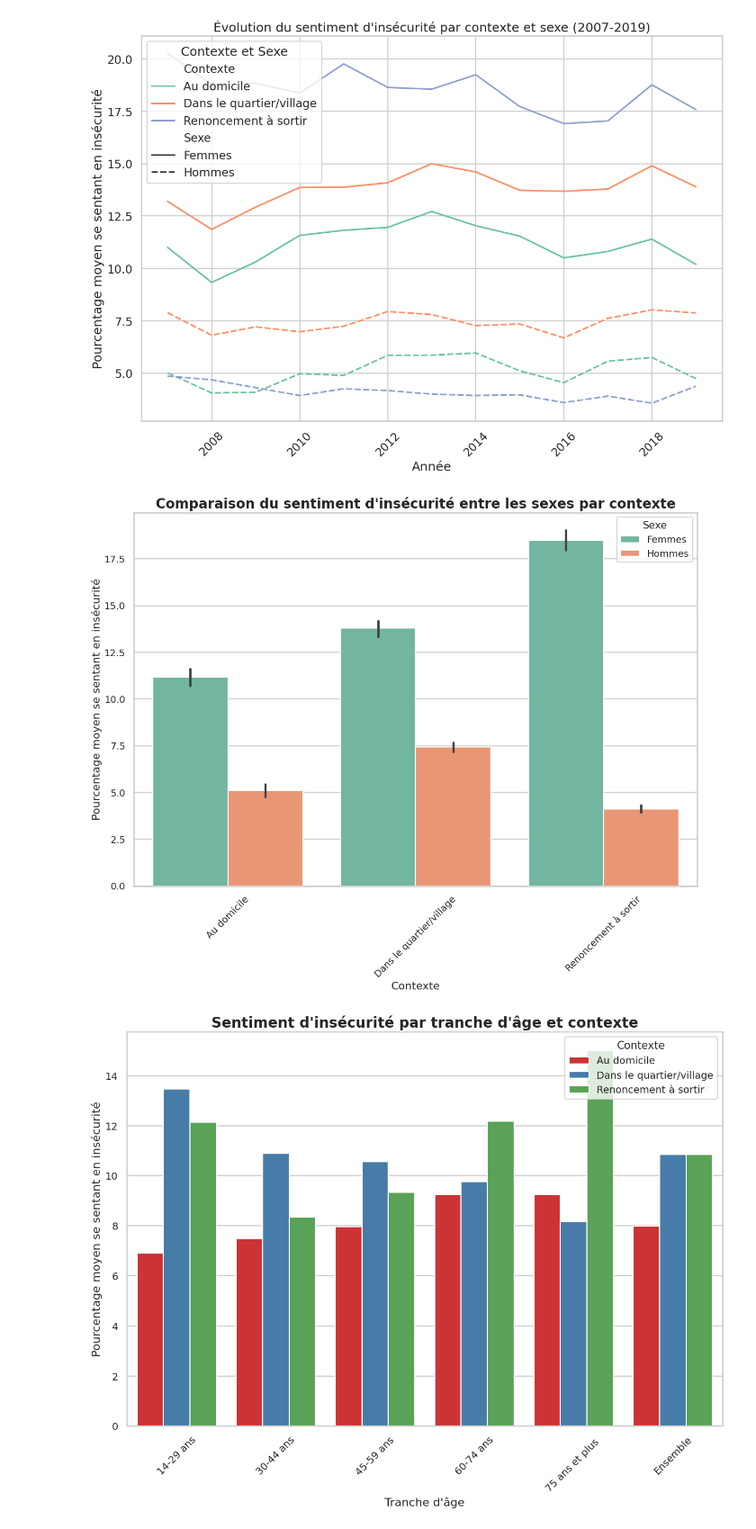
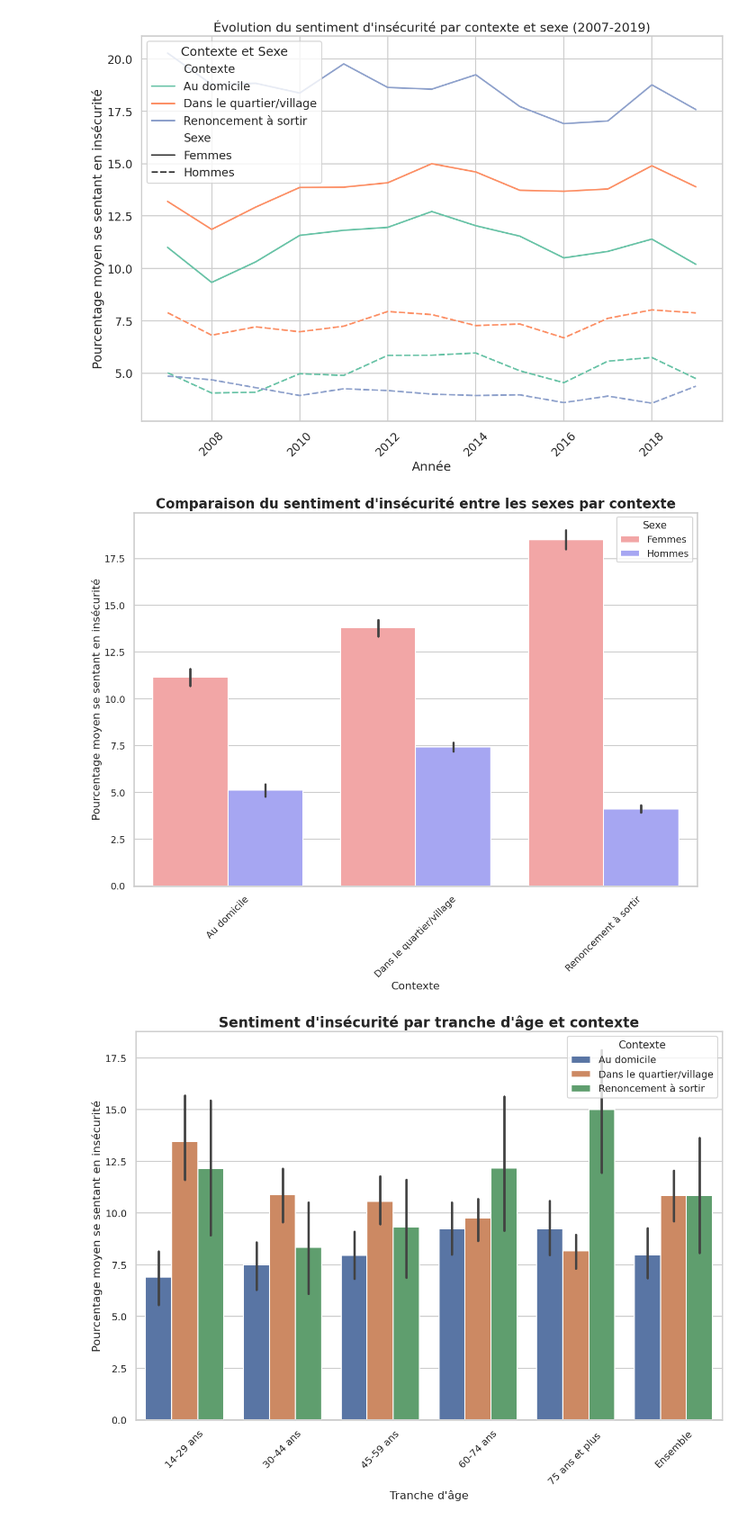
Before and after one commit to arnaudlagarde/Securite_en_France, a Jupyter notebook: notebooks/SondageINSEE.ipynb, the cells around one changed output. Shown at 90% size. Saved outputs shown, nothing was run; the diff lists cells and outputs as text; code cells hidden in the pictures.

```diff
--- a/notebooks/SondageINSEE.ipynb
+++ b/notebooks/SondageINSEE.ipynb
@@ -515,12 +515,12 @@ plt.show()
 # %% [output]
 [figure]
 # %%
+palette_custom = {'Femmes': '#ff9999', 'Hommes': '#9999ff'}
+
 sns.set(style="whitegrid", context="talk")
 
-
 plt.figure(figsize=(15, 10))
-bar_plot = sns.barplot(x='Contexte', y='Pourcentage', hue='Sexe', data=df_graph, palette='Set2')
-
+bar_plot = sns.barplot(x='Contexte', y='Pourcentage', hue='Sexe', data=df_graph, palette=palette_custom)
 
 plt.title('Comparaison du sentiment d\'insécurité entre les sexes par contexte', fontsize=20, fontweight='bold')
 plt.xlabel('Contexte', fontsize=16)
@@ -533,24 +533,23 @@ plt.yticks(fontsize=14)
 
 plt.show()
 # %% [output]
-[figure, old version]
+[figure, new version]
 # %%
-sns.set(style="whitegrid", context="talk", palette="Set1")
 
+sns.set(style="whitegrid", context="talk")
 
 plt.figure(figsize=(15, 10))
-bar_plot = sns.barplot(x='Tranche d\'âge', y='Pourcentage', hue='Contexte', data=df_age)
-
+bar_plot = sns.barplot(x='Tranche d\'âge', y='Pourcentage', hue='Contexte', data=df_total)
 
 plt.title('Sentiment d\'insécurité par tranche d\'âge et contexte', fontsize=20, fontweight='bold')
 plt.xlabel('Tranche d\'âge', fontsize=16)
 plt.ylabel('Pourcentage moyen se sentant en insécurité', fontsize=16)
 
 plt.legend(title='Contexte', fontsize=14, title_fontsize='15', loc='upper right')
 
 plt.xticks(fontsize=14, rotation=45)
 plt.yticks(fontsize=14)
 
 plt.show()
 # %% [output]
-[figure, old version]
+[figure, new version]
```
